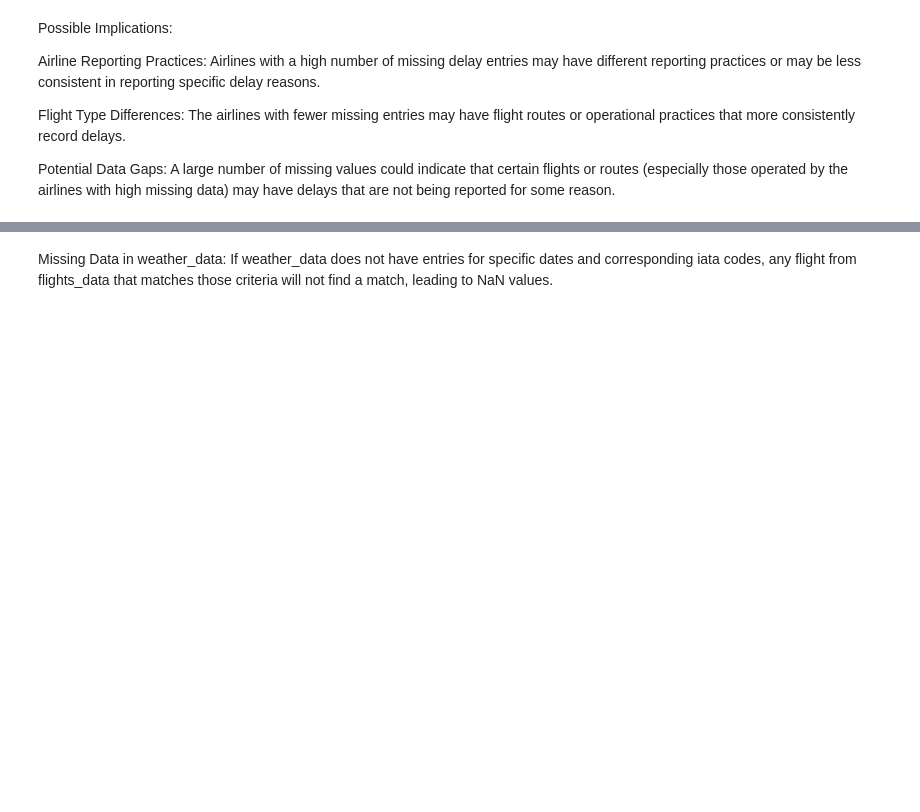
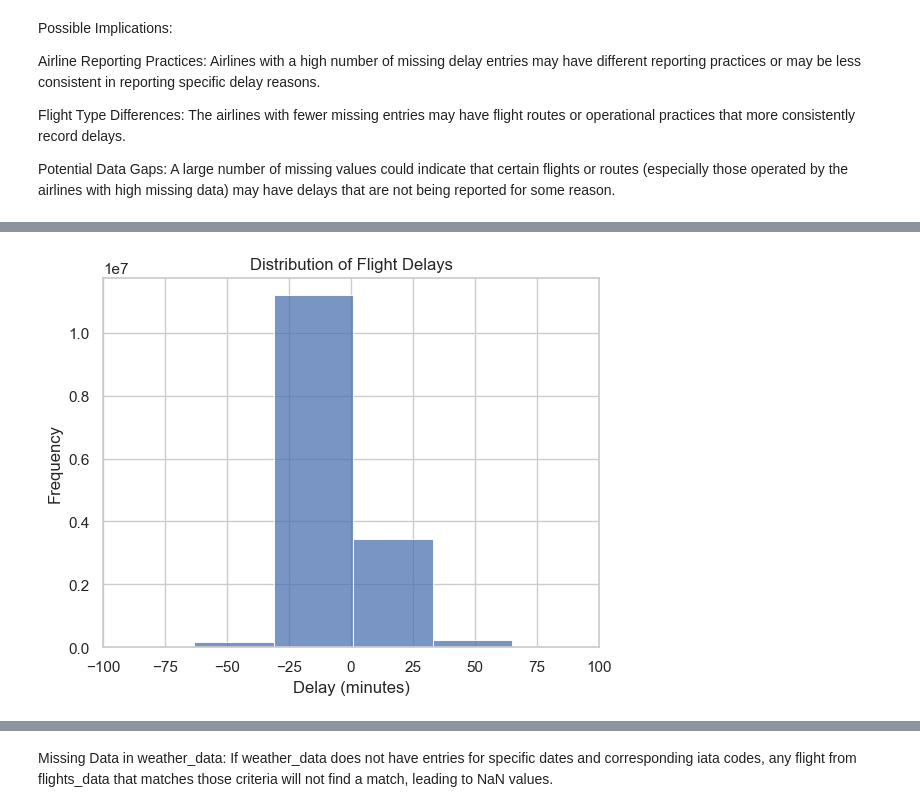
Before and after one commit to hopehusemann/Capstone, a Jupyter notebook: data_wrangling_and_eda.ipynb, the cells around one changed output, grey strips where cells are left out. Saved outputs shown, nothing was run; the diff lists cells and outputs as text; code cells hidden in the pictures; blank space fills up the shorter version.

```diff
--- a/data_wrangling_and_eda.ipynb
+++ b/data_wrangling_and_eda.ipynb
@@ -1148,7 +1478,7 @@ day_mapping = {
 }
 
 # Convert numeric days to day names
-flights_data['day_of_week'] = flights_data['day_of_week'].replace(day_mapping)
+combined_data_cleaned['day_of_week'] = combined_data_cleaned['day_of_week'].replace(day_mapping)
 
 # Display the updated DataFrame
-print(flights_data.head(3))
+print(combined_data_cleaned.head(3))
@@ -1155,14 +1503,16 @@ print(flights_data.head(3))
 # %%
 # Flight Delays: Analyze the distribution of flight delays.
-sns.histplot(flights_data['actual_elapsed_time'] - flights_data['crs_elapsed_time'], bins=50)
+sns.histplot(combined_data_cleaned['total_delay_time'], bins=50)
 plt.title('Distribution of Flight Delays')
 
 # Set the limits for the x-axis
 plt.xlim(-100, 100)  # Adjust based on the distribution
 
 plt.xlabel('Delay (minutes)')
 plt.ylabel('Frequency')
 plt.show()
+# %% [output]
+[figure, added]
 # %%
 # Weather Variables: Analyze temperature and precipitation.
 
```
Also changed, not shown: parts of 112 cells of this notebook.
